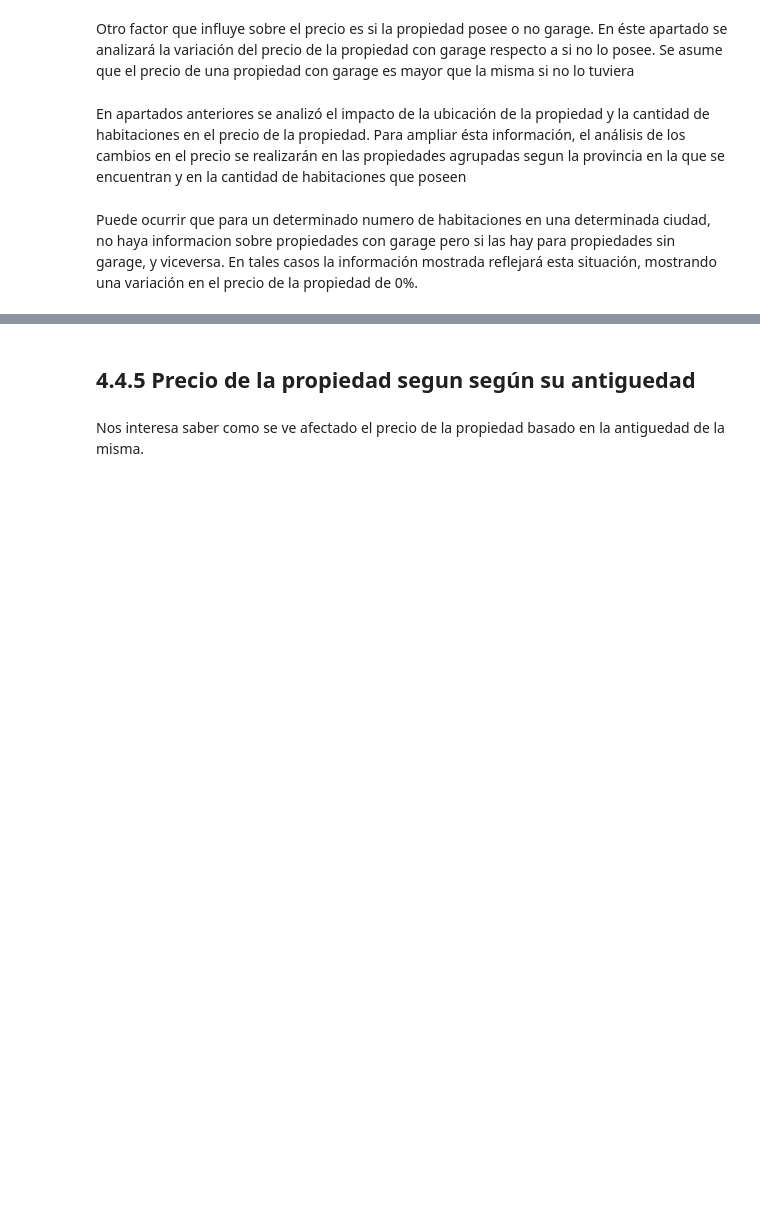
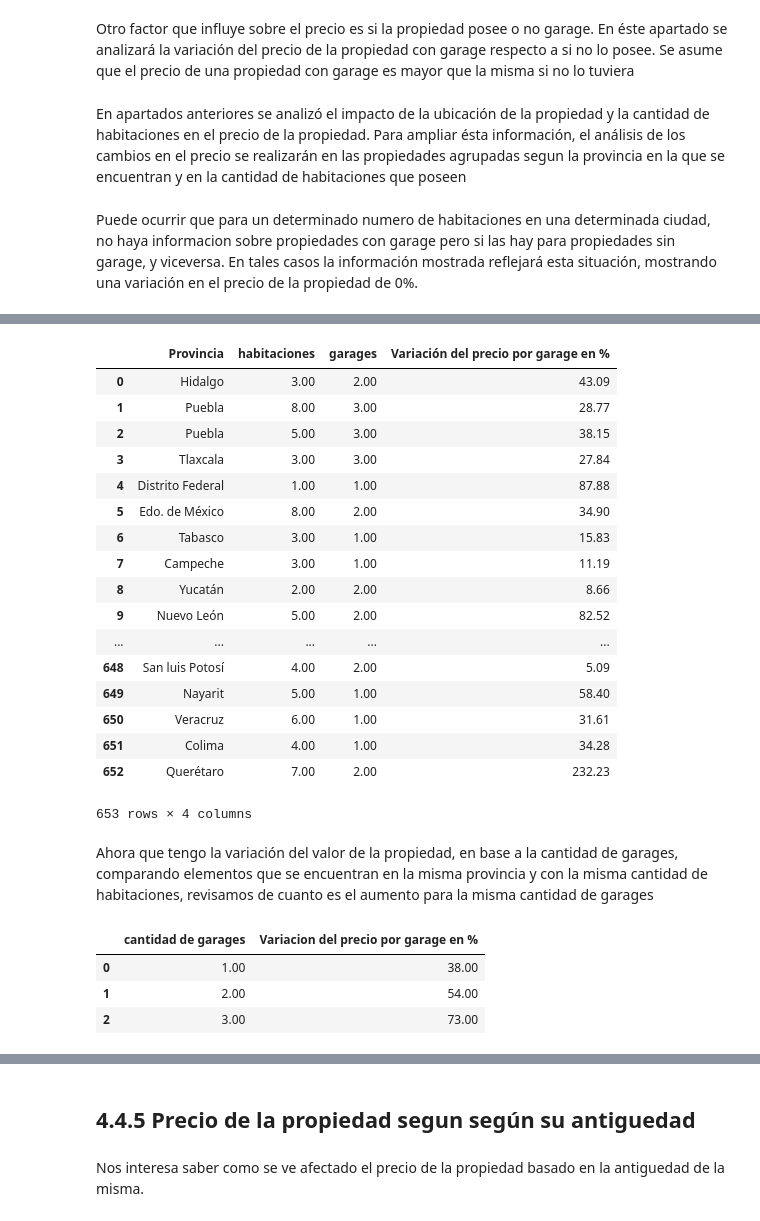
Before and after one commit to tomasSabao/TP1-OrganizacionDeDatos, a Jupyter notebook: TP1.ipynb, the cells around one changed output, grey strips where cells are left out. Drawn from its saved outputs; the diff is of its cells as text; code cells hidden in the pictures; blank space fills up the shorter version.

```diff
--- a/TP1.ipynb
+++ b/TP1.ipynb
@@ -524,0 +525,59 @@ df_muestra
+# %%
+df_muestra=pd.DataFrame(list(dicc.items()))
+df_muestra.columns=['Provincia,habitaciones,garages','Variación del precio por garage en %']
+df_muestra=df_muestra[df_muestra.loc[:,'Variación del precio por garage en %']!=0]
+
+lista1=[]
+lista2=[]
+lista3=[]
+lista4=[]
+for provincia,habitaciones,garages in df_muestra.loc[:,'Provincia,habitaciones,garages']:
+    lista1.append(provincia)
+    lista2.append(habitaciones)
+    lista3.append(garages)
+for variacion in df_muestra.loc[:,'Variación del precio por garage en %']:
+    lista4.append(variacion)
+df_muestra=pd.DataFrame(list(zip(lista1,lista2,lista3,lista4)),columns=['Provincia','habitaciones','garages','Variación del precio por garage en %'])
+
+df_muestra
+# %% [output]
+|  | Provincia | habitaciones | garages | Variación del precio por garage en % |
+| 0 | Hidalgo | 3.00 | 2.00 | 43.09 |
+| 1 | Puebla | 8.00 | 3.00 | 28.77 |
+| 2 | Puebla | 5.00 | 3.00 | 38.15 |
+| 3 | Tlaxcala | 3.00 | 3.00 | 27.84 |
+| 4 | Distrito Federal | 1.00 | 1.00 | 87.88 |
+| 5 | Edo. de México | 8.00 | 2.00 | 34.90 |
+| 6 | Tabasco | 3.00 | 1.00 | 15.83 |
+| 7 | Campeche | 3.00 | 1.00 | 11.19 |
+| 8 | Yucatán | 2.00 | 2.00 | 8.66 |
+| 9 | Nuevo León | 5.00 | 2.00 | 82.52 |
+| ... | ... | ... | ... | ... |
+| 648 | San luis Potosí | 4.00 | 2.00 | 5.09 |
+| 649 | Nayarit | 5.00 | 1.00 | 58.40 |
+| 650 | Veracruz | 6.00 | 1.00 | 31.61 |
+| 651 | Colima | 4.00 | 1.00 | 34.28 |
+| 652 | Querétaro | 7.00 | 2.00 | 232.23 |
+653 rows × 4 columns
+# %% [markdown]
+Ahora que tengo la variación del valor de la propiedad, en base a la cantidad de garages, comparando elementos que se encuentran en la misma provincia y con la misma cantidad de habitaciones, revisamos de cuanto es el aumento para la misma cantidad de garages
+# %%
+lista_cant_garages=list(df_muestra.loc[:,'garages'].value_counts().index)
+lista_cant_garages.sort()
+
+listaPromedios=[]
+
+for x in range(0,len(lista_cant_garages)):
+    serieAuxiliar=df_muestra[df_muestra.loc[:,'garages']==lista_cant_garages[x]]
+    serieAuxiliar=serieAuxiliar.loc[:,'Variación del precio por garage en %']
+    promedio=round(float(serieAuxiliar.apply('mean')))
+    listaPromedios.append((lista_cant_garages[x],promedio))
+
+df_resultado=pd.DataFrame(listaPromedios)
+df_resultado.columns=['cantidad de garages','Variacion del precio por garage en %']
+df_resultado
+# %% [output]
+|  | cantidad de garages | Variacion del precio por garage en % |
+| 0 | 1.00 | 38.00 |
+| 1 | 2.00 | 54.00 |
+| 2 | 3.00 | 73.00 |
```
Also changed, not shown: parts of 61 cells of this notebook.
